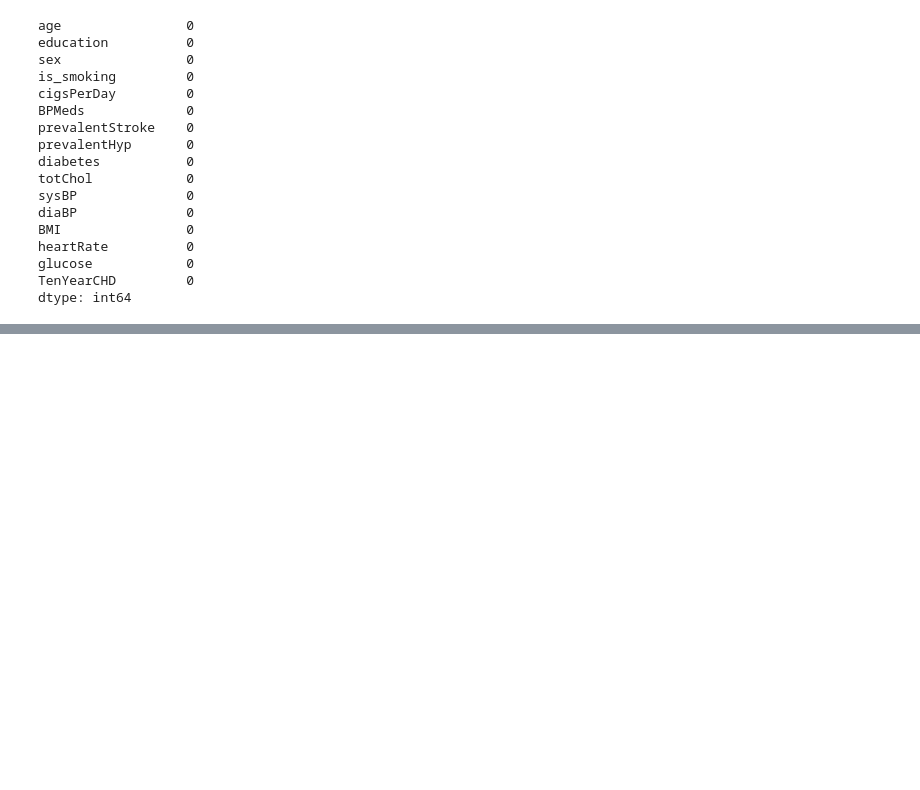
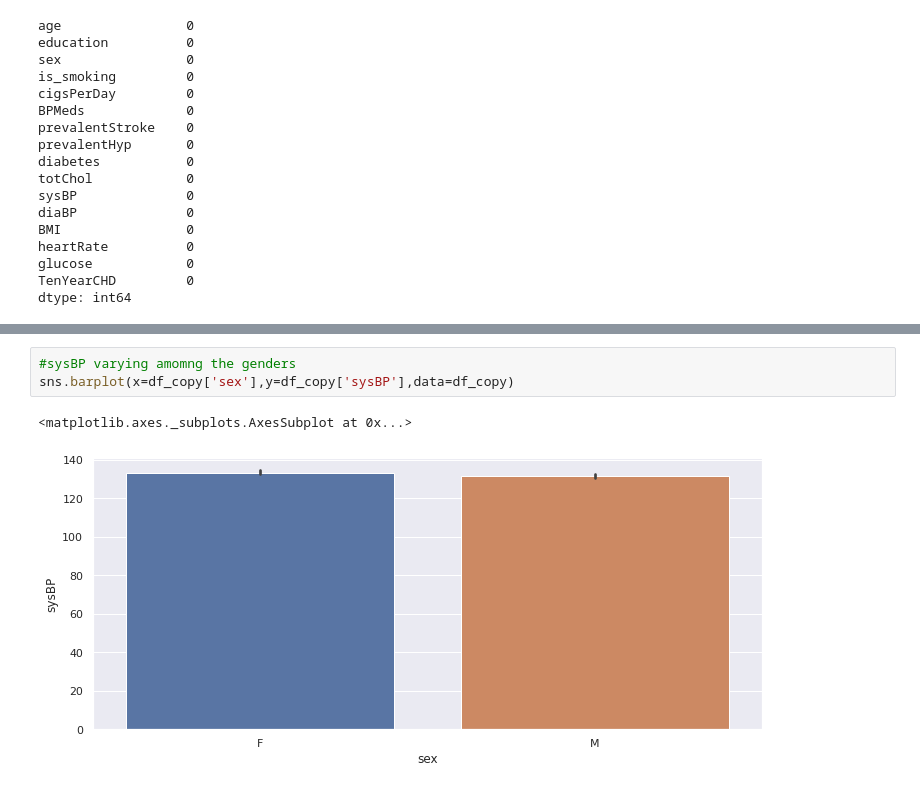
Before and after one commit to AruntejaLonka/-Cardiovascular-Risk-Prediction, a Jupyter notebook: Cardiovascular_Risk_Prediction.ipynb, the cells around one changed output, grey strips where cells are left out. Saved outputs shown, nothing was run; the diff lists cells and outputs as text; blank space fills up the shorter version.

```diff
--- a/Cardiovascular_Risk_Prediction.ipynb
+++ b/Cardiovascular_Risk_Prediction.ipynb
@@ -274,0 +338,6 @@ df_copy['sex'].replace({'M':1, 'F':0}, inplace=True)
+# %%
+#sysBP varying amomng the genders
+sns.barplot(x=df_copy['sex'],y=df_copy['sysBP'],data=df_copy)
+# %% [output]
+<matplotlib.axes._subplots.AxesSubplot at 0x...>
+[figure, added]
```
Also changed, not shown: parts of 92 cells of this notebook.
